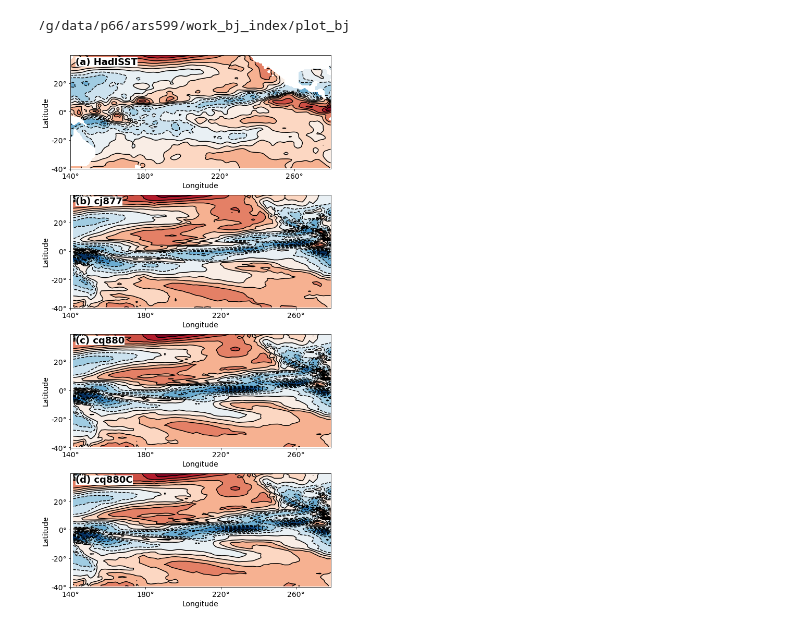
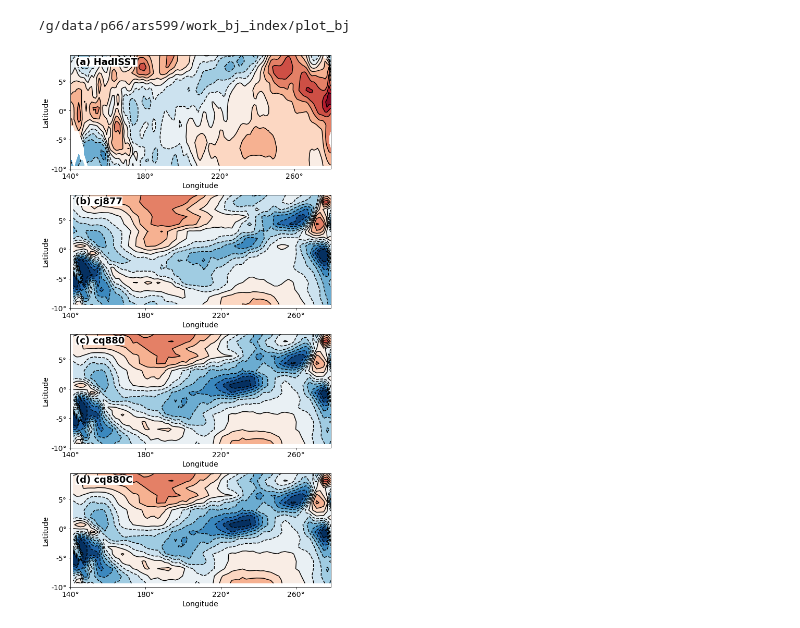
Before and after one commit to ars599/Andrew_Gunn_2023, a Jupyter notebook: plot_sst_skew_v1.ipynb, the cells around one changed output. Saved outputs shown, nothing was run; the diff lists cells and outputs as text; code cells hidden in the pictures.

```diff
--- a/plot_sst_skew_v1.ipynb
+++ b/plot_sst_skew_v1.ipynb
@@ -49,10 +49,10 @@ def calculate_skewness(idir, filename, varname, lon_slice, lat_slice):
 
 lon_slice = slice(140, 280)
 
-lat_slice = slice(40, -40)
+lat_slice = slice(10, -10)
 df1_skew, lon1, lat1 = calculate_skewness(idir, filenames[0], varnames[0], lon_slice, lat_slice)
 
-lat_slice = slice(-40, 40)
+lat_slice = slice(-10, 10)
 df2_skew, lon2, lat2 = calculate_skewness(idir, filenames[1], varnames[1], lon_slice, lat_slice)
 df3_skew, lon3, lat3 = calculate_skewness(idir, filenames[2], varnames[2], lon_slice, lat_slice)
 df4_skew, lon4, lat4 = calculate_skewness(idir, filenames[2], varnames[3], lon_slice, lat_slice)
@@ -73,32 +73,32 @@ for i, (lon, lat, skew, text_suffix) in enumerate(data):
     m = ax.contourf(lon, lat, skew, cmap='RdBu_r', levels=levels, extend="both")
     ax.contour(m, colors="black")
 
     # Set latitude and longitude ticks
     ax.set_xticks(np.arange(140, 280, 40), crs=ccrs.PlateCarree())
-    ax.set_yticks(np.arange(-40, 40, 20), crs=ccrs.PlateCarree())
+    ax.set_yticks(np.arange(-10, 10, 5), crs=ccrs.PlateCarree())
 
     # Add degree symbol to tick labels and increase font size
     ax.xaxis.set_major_formatter(mticker.FuncFormatter(lambda x, pos: f'{x:.0f}°'))
     ax.yaxis.set_major_formatter(mticker.FuncFormatter(lambda y, pos: f'{y:.0f}°'))
     ax.tick_params(axis='both', labelsize=14)  # Adjust the label size here
 
     # Add latitude and longitude labels with larger font size
     ax.set_xlabel('Longitude', fontsize=14)  # Adjust the font size here
     ax.set_ylabel('Latitude', fontsize=14)  # Adjust the font size here
 
     # Add panel labels with white background
     label = chr(ord('a') + i)
     text = f'({label}) {text_suffix}'
     text_obj = ax.text(0.02, 0.92, text, transform=ax.transAxes, fontsize=18, fontweight='bold',
                        bbox=dict(facecolor='white', edgecolor='none', pad=3))
 
     # Add white background patch behind the text
     bbox = text_obj.get_bbox_patch()
     bbox.set_boxstyle("square,pad=0", pad=0)
 
 plt.tight_layout()
 
 plt.savefig('cq880_skewness.png')
 plt.show()
 # %% [output]
-[figure, old version]
+[figure, new version]
```
